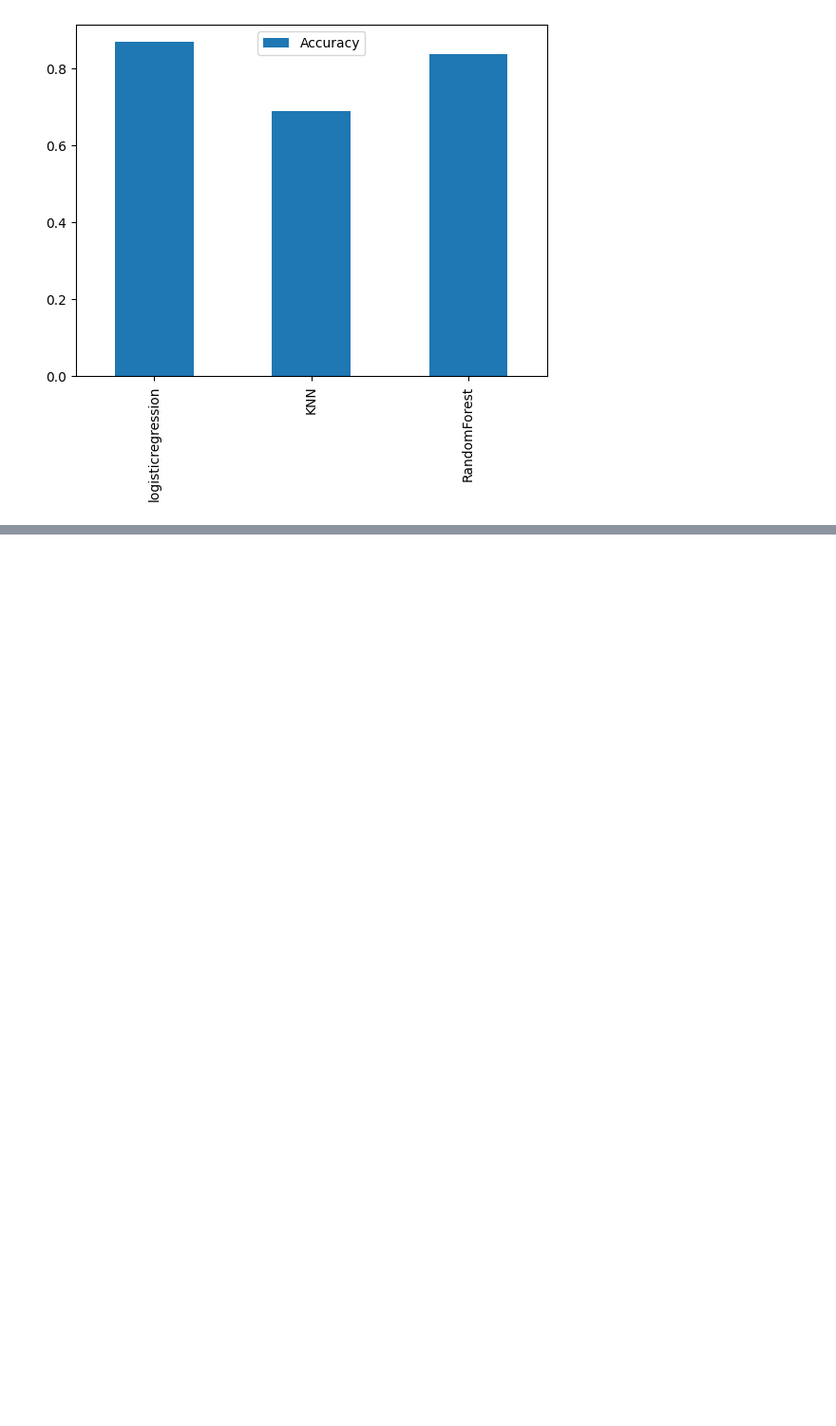
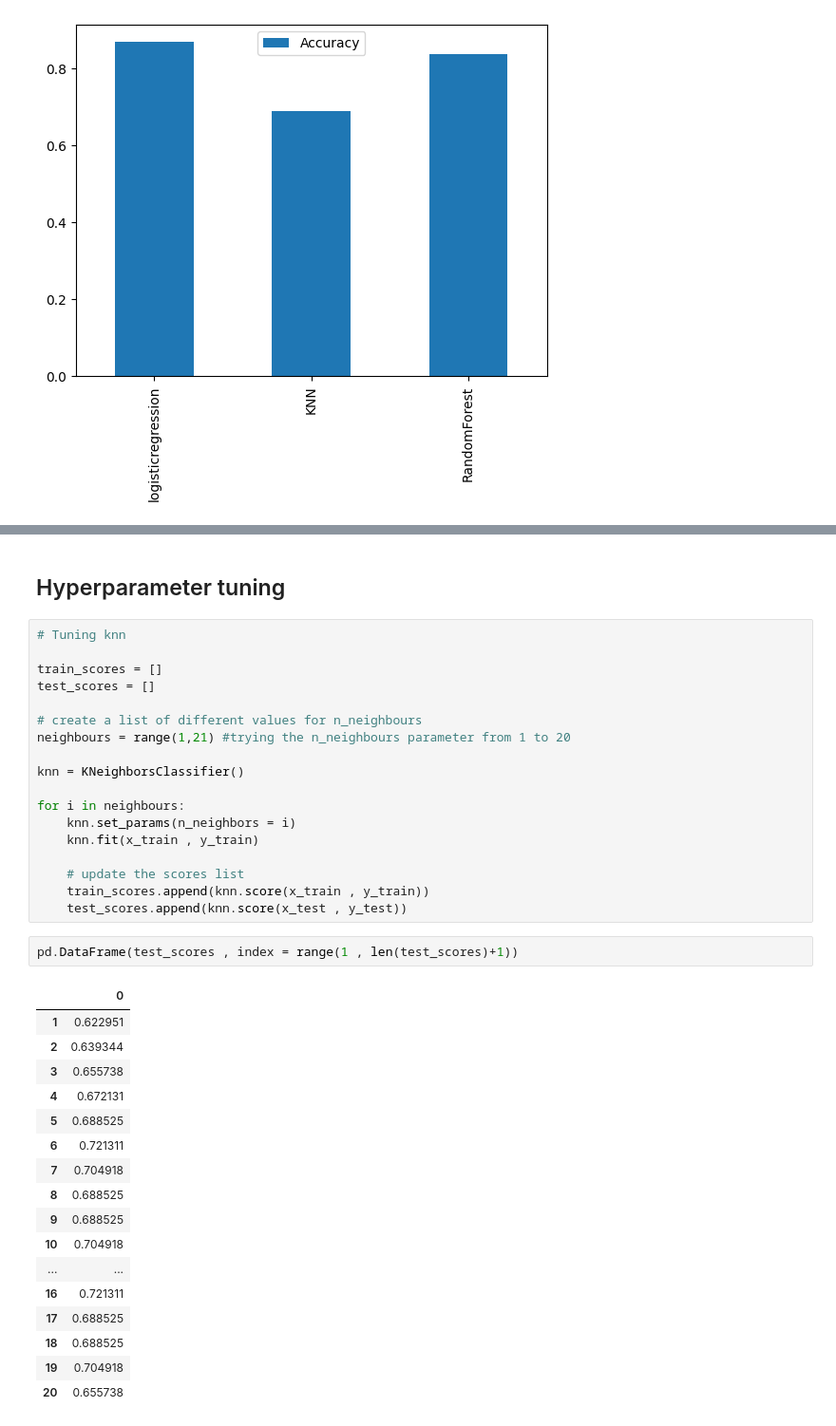
Before and after one commit to amankr2301/heart_disease_predictor_project, a Jupyter notebook: heart-disease-prediction-project.ipynb, the cells around one changed output, grey strips where cells are left out. Shown at 95% size. Saved outputs shown, nothing was run; the diff lists cells and outputs as text; blank space fills up the shorter version.

```diff
--- a/heart-disease-prediction-project.ipynb
+++ b/heart-disease-prediction-project.ipynb
@@ -342,0 +343,40 @@ Now we will look at the following to enhance the model :
+# %% [markdown]
+## Hyperparameter tuning
+# %%
+# Tuning knn
+
+train_scores = []
+test_scores = []
+
+# create a list of different values for n_neighbours
+neighbours = range(1,21) #trying the n_neighbours parameter from 1 to 20
+
+knn = KNeighborsClassifier()
+
+for i in neighbours:
+    knn.set_params(n_neighbors = i)
+    knn.fit(x_train , y_train)
+
+    # update the scores list
+    train_scores.append(knn.score(x_train , y_train))
+    test_scores.append(knn.score(x_test , y_test))
+# %%
+pd.DataFrame(test_scores , index = range(1 , len(test_scores)+1))
+# %% [output]
+|  | 0 |
+| 1 | 0.622951 |
+| 2 | 0.639344 |
+| 3 | 0.655738 |
+| 4 | 0.672131 |
+| 5 | 0.688525 |
+| 6 | 0.721311 |
+| 7 | 0.704918 |
+| 8 | 0.688525 |
+| 9 | 0.688525 |
+| 10 | 0.704918 |
+| ... | ... |
+| 16 | 0.721311 |
+| 17 | 0.688525 |
+| 18 | 0.688525 |
+| 19 | 0.704918 |
+| 20 | 0.655738 |
```
Also changed, not shown: parts of 1 cell of this notebook.
